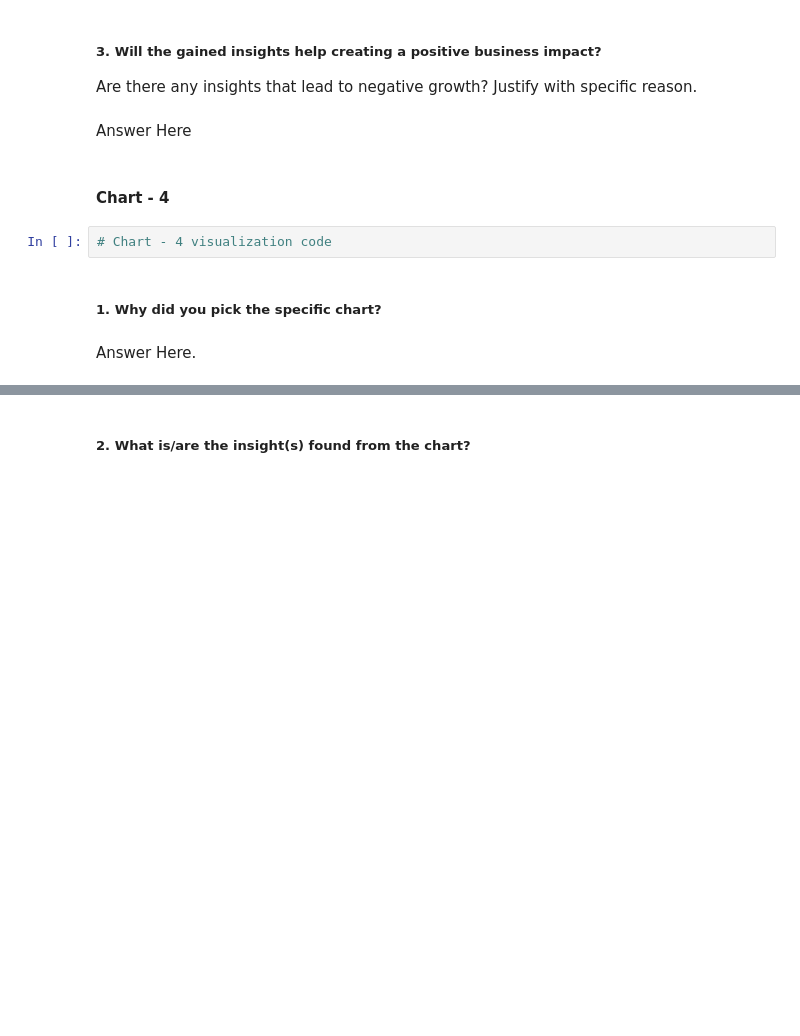
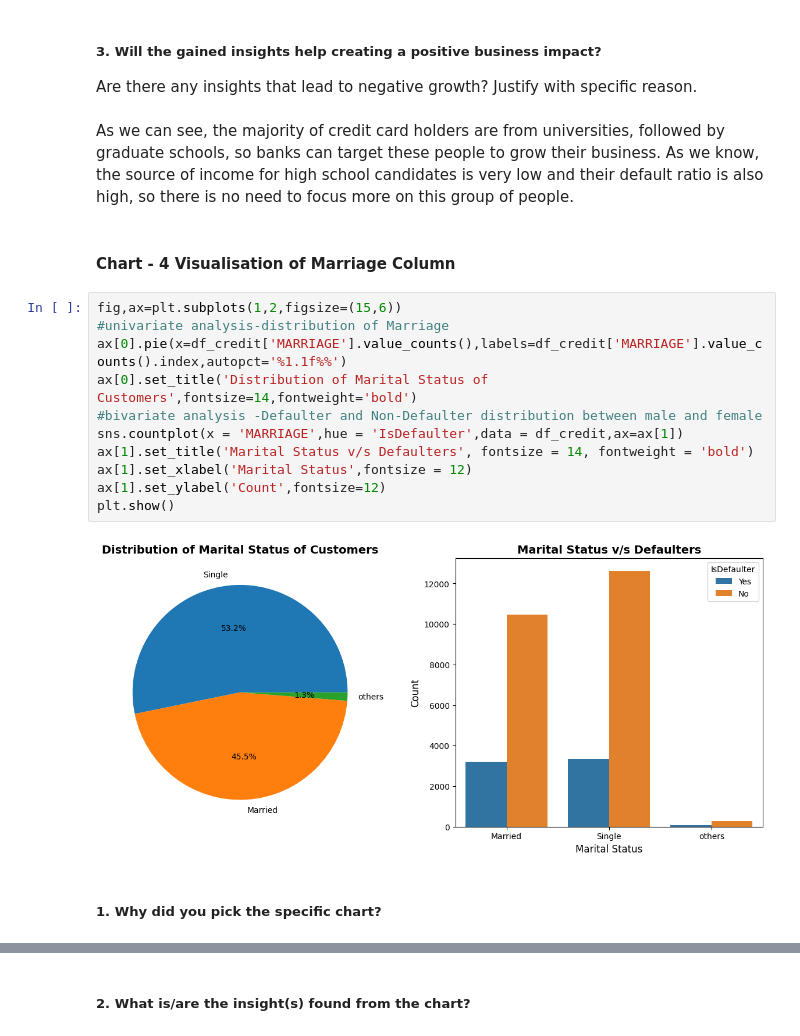
Before and after one commit to sabitendu/Capstone-Project-on-Credit-Card-Default-Predictiion, a Jupyter notebook: credit_card_default_prediction.ipynb, the cells around one changed output, grey strips where cells are left out. Cells and saved outputs as stored; diff of their text form; blank space fills up the shorter version.

```diff
--- a/credit_card_default_prediction.ipynb
+++ b/credit_card_default_prediction.ipynb
@@ -438,13 +466,22 @@ Answer Here
 # %% [markdown]
 ##### 3. Will the gained insights help creating a positive business impact?
 Are there any insights that lead to negative growth? Justify with specific reason.
-# %% [markdown]
-Answer Here
+# %% [markdown]
+As we can see, the majority of credit card holders are from universities, followed by graduate schools, so banks can target these people to grow their business. As we know, the source of income for high school candidates is very low and their default ratio is also high, so there is no need to focus more on this group of people.
 # %% [markdown]
-#### Chart - 4
+#### **Chart - 4  Visualisation of Marriage Column**
-# %%
-# Chart - 4 visualization code
+# %%
+fig,ax=plt.subplots(1,2,figsize=(15,6))
+#univariate analysis-distribution of Marriage
+ax[0].pie(x=df_credit['MARRIAGE'].value_counts(),labels=df_credit['MARRIAGE'].value_counts().index,autopct='%1.1f%%')
+ax[0].set_title('Distribution of Marital Status of Customers',fontsize=14,fontweight='bold')
+#bivariate analysis -Defaulter and Non-Defaulter distribution between male and female
+sns.countplot(x = 'MARRIAGE',hue = 'IsDefaulter',data = df_credit,ax=ax[1])
+ax[1].set_title('Marital Status v/s Defaulters', fontsize = 14, fontweight = 'bold')
+ax[1].set_xlabel('Marital Status',fontsize = 12)
+ax[1].set_ylabel('Count',fontsize=12)
+plt.show()
+# %% [output]
+[figure, added]
 # %% [markdown]
 ##### 1. Why did you pick the specific chart?
-# %% [markdown]
-Answer Here.
```
Also changed, not shown: parts of 86 cells of this notebook.
